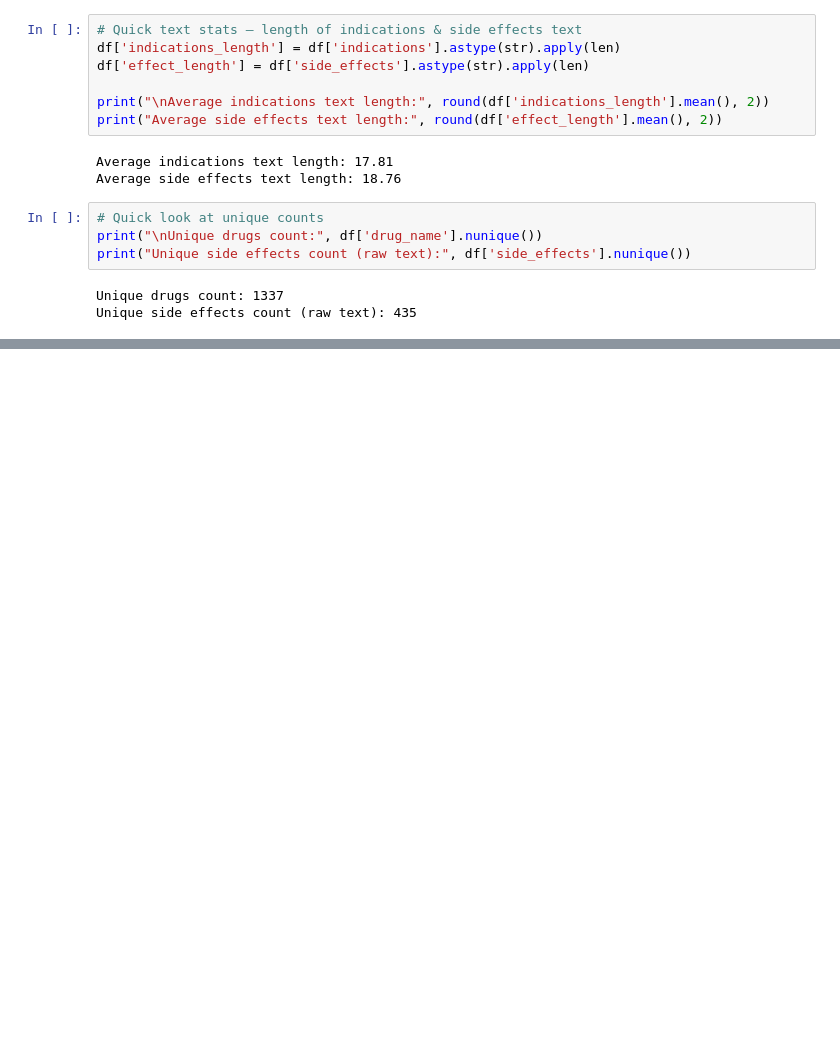
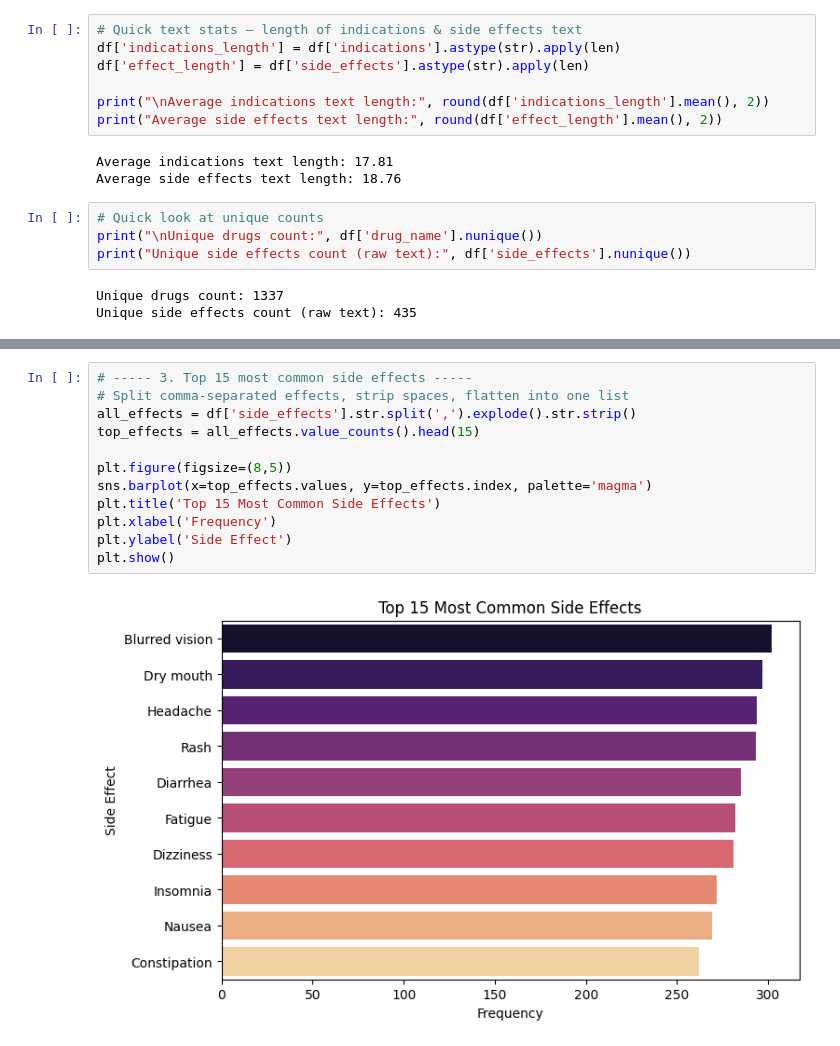
Before and after one commit to alabhastam/Drug-Labels-Side-Effects-analysis, a Jupyter notebook: main.ipynb, the cells around one changed output, grey strips where cells are left out. Cells and saved outputs as stored; diff of their text form; blank space fills up the shorter version.

```diff
--- a/main.ipynb
+++ b/main.ipynb
@@ -60,0 +88,14 @@ Unique side effects count (raw text): 435
+# %%
+# ----- 3. Top 15 most common side effects -----
+# Split comma-separated effects, strip spaces, flatten into one list
+all_effects = df['side_effects'].str.split(',').explode().str.strip()
+top_effects = all_effects.value_counts().head(15)
+
+plt.figure(figsize=(8,5))
+sns.barplot(x=top_effects.values, y=top_effects.index, palette='magma')
+plt.title('Top 15 Most Common Side Effects')
+plt.xlabel('Frequency')
+plt.ylabel('Side Effect')
+plt.show()
+# %% [output]
+[figure, added]
```
Also changed, not shown: parts of 7 cells of this notebook.
